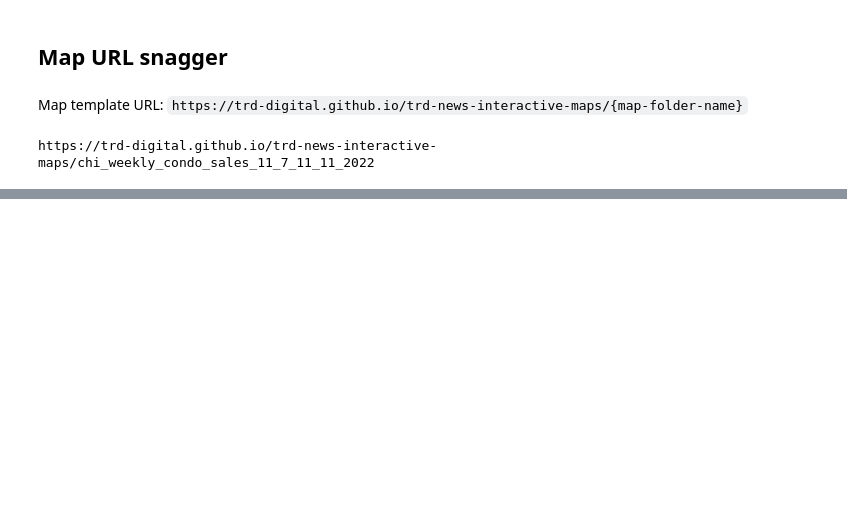
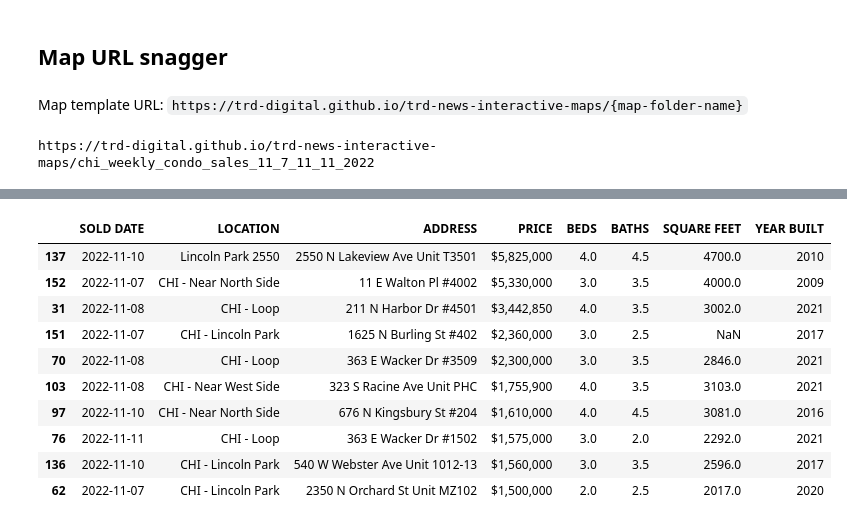
Before and after one commit to trd-digital/trd-news-interactive-maps, a Jupyter notebook: chi_weekly_condo_sales_11_7_11_11_2022/CHI_CondoSalesWeekEnding11.11.2022.ipynb, the cells around one changed output, grey strips where cells are left out. Cells and saved outputs as stored; diff of their text form; code cells hidden in the pictures; blank space fills up the shorter version.

```diff
--- a/chi_weekly_condo_sales_11_7_11_11_2022/CHI_CondoSalesWeekEnding11.11.2022.ipynb
+++ b/chi_weekly_condo_sales_11_7_11_11_2022/CHI_CondoSalesWeekEnding11.11.2022.ipynb
@@ -114,0 +171,14 @@ https://trd-digital.github.io/trd-news-interactive-maps/chi_weekly_condo_sales_1
+# %%
+df.filter(items=['SOLD DATE','LOCATION','ADDRESS','PRICE','BEDS','BATHS','SQUARE FEET','YEAR BUILT'])
+# %% [output]
+|  | SOLD DATE | LOCATION | ADDRESS | PRICE | BEDS | BATHS | SQUARE FEET | YEAR BUILT |
+| 137 | 2022-11-10 | Lincoln Park 2550 | 2550 N Lakeview Ave Unit T3501 | $5,825,000 | 4.0 | 4.5 | 4700.0 | 2010 |
+| 152 | 2022-11-07 | CHI - Near North Side | 11 E Walton Pl #4002 | $5,330,000 | 3.0 | 3.5 | 4000.0 | 2009 |
+| 31 | 2022-11-08 | CHI - Loop | 211 N Harbor Dr #4501 | $3,442,850 | 4.0 | 3.5 | 3002.0 | 2021 |
+| 151 | 2022-11-07 | CHI - Lincoln Park | 1625 N Burling St #402 | $2,360,000 | 3.0 | 2.5 | NaN | 2017 |
+| 70 | 2022-11-08 | CHI - Loop | 363 E Wacker Dr #3509 | $2,300,000 | 3.0 | 3.5 | 2846.0 | 2021 |
+| 103 | 2022-11-08 | CHI - Near West Side | 323 S Racine Ave Unit PHC | $1,755,900 | 4.0 | 3.5 | 3103.0 | 2021 |
+| 97 | 2022-11-10 | CHI - Near North Side | 676 N Kingsbury St #204 | $1,610,000 | 4.0 | 4.5 | 3081.0 | 2016 |
+| 76 | 2022-11-11 | CHI - Loop | 363 E Wacker Dr #1502 | $1,575,000 | 3.0 | 2.0 | 2292.0 | 2021 |
+| 136 | 2022-11-10 | CHI - Lincoln Park | 540 W Webster Ave Unit 1012-13 | $1,560,000 | 3.0 | 3.5 | 2596.0 | 2017 |
+| 62 | 2022-11-07 | CHI - Lincoln Park | 2350 N Orchard St Unit MZ102 | $1,500,000 | 2.0 | 2.5 | 2017.0 | 2020 |
```
Also changed, not shown: parts of 10 cells of this notebook, 1 other file.
